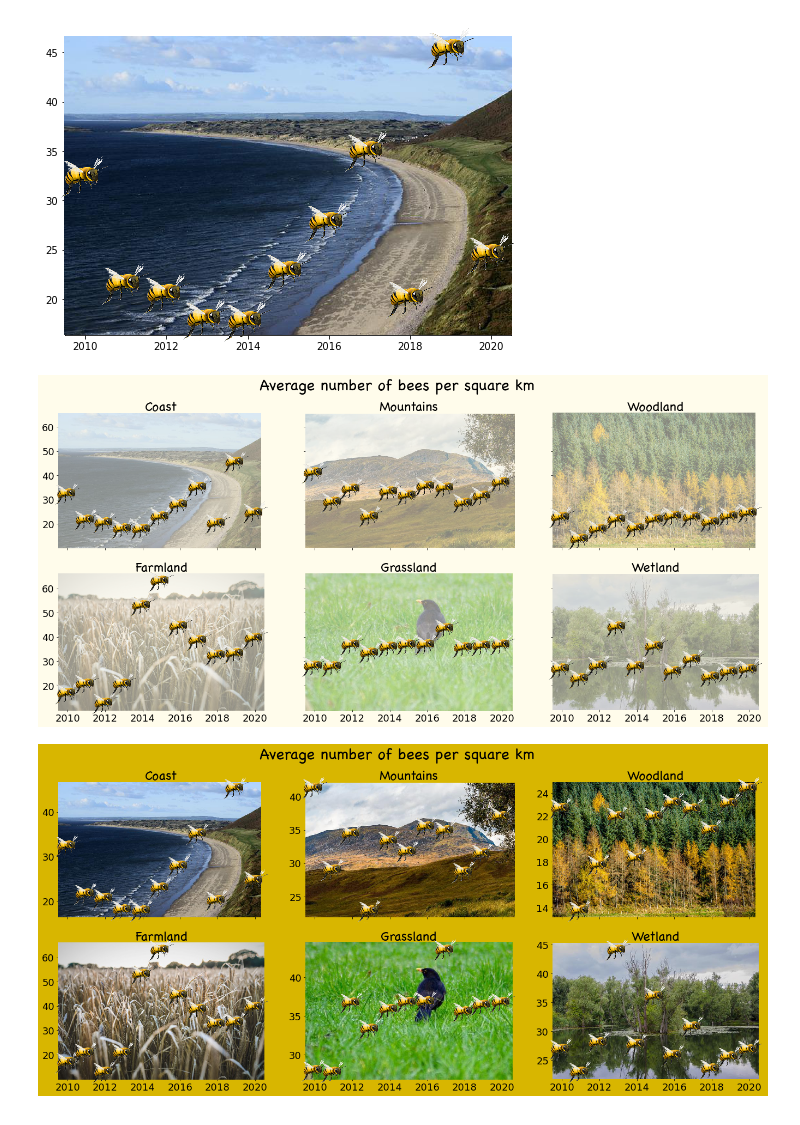
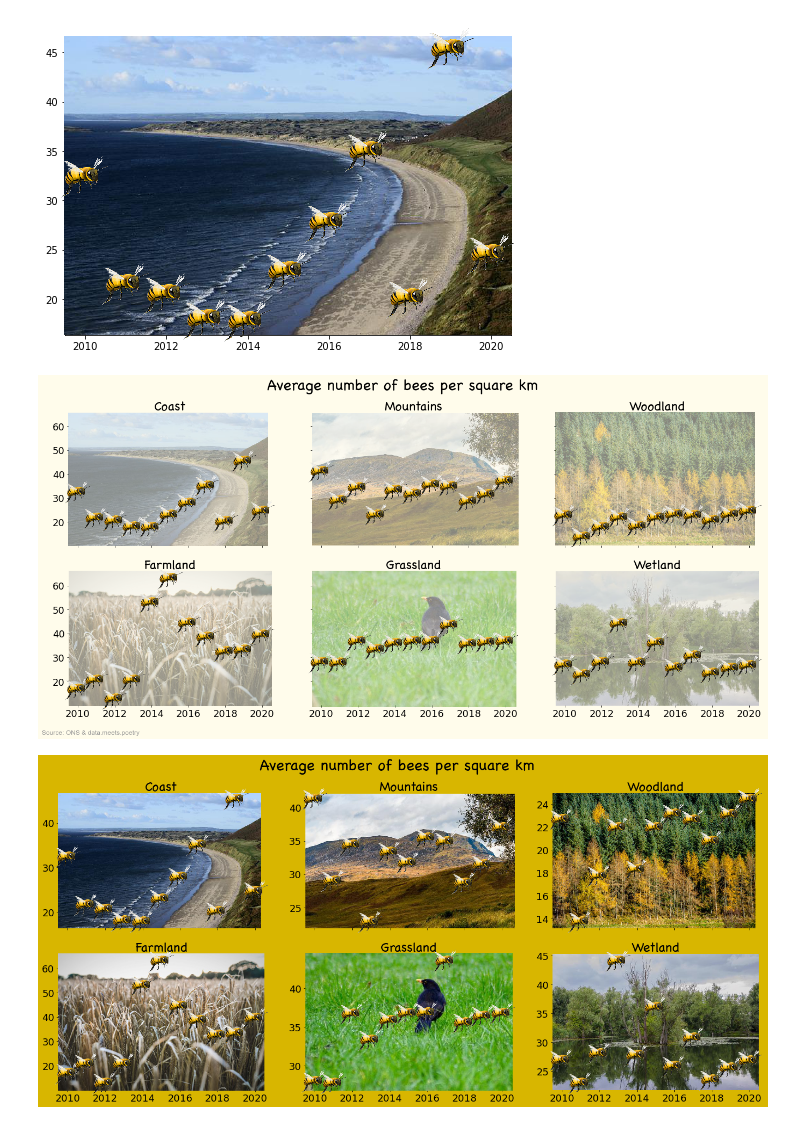
Before and after one commit to S-Black/Visualisations, a Jupyter notebook: UK environmental capital/bee_chart.ipynb, the cells around one changed output. Saved outputs shown, nothing was run; the diff lists cells and outputs as text; code cells hidden in the pictures.

```diff
--- a/UK environmental capital/bee_chart.ipynb
+++ b/UK environmental capital/bee_chart.ipynb
@@ -131,6 +131,16 @@ plt.text(
     s="Average number of bees per square km",
     fontsize=28,
     fontname=font,
+    ha="center",
+    transform=fig.transFigure,
+)
+plt.text(
+    x=0.15,
+    y=0.05,
+    s="Source: ONS & data.meets.poetry",
+    fontsize=12,
+    fontname="Arial",
+    color="#969696",
     ha="center",
     transform=fig.transFigure,
 )
@@ -239,34 +249,34 @@ axs[1, 1].set_title("Grassland", fontdict={"fontsize": 24, "fontname": font})
 
 # wetlands
 x = df_bee_data.year.values
 y = df_bee_data.wetlands_avg_bees_km.values
 axs[1, 2].scatter(
     x,
     y,
 )
 
 planeImg = Image.open("./data/wetland.jpeg")
 planeImg.putalpha(120)
 imagebox = OffsetImage(planeImg, zoom=0.59)
 ab = AnnotationBbox(imagebox, (2015, 37.8), frameon=False)
 axs[1, 2].add_artist(ab)
 for x0, y0 in zip(x, y):
     ab = AnnotationBbox(getImage("./data/" + bee + ".png"), (x0, y0), frameon=False)
     axs[1, 2].add_artist(ab)
 axs[1, 2].set_title("Wetland", fontdict={"fontsize": 24, "fontname": font})
 
 for ax in axs.flat:
     # ax.set(xlabel="x-label", ylabel="y-label")
     ax.spines["top"].set_visible(False)
     ax.spines["right"].set_visible(False)
     ax.spines["left"].set_visible(False)
     ax.spines["bottom"].set_visible(False)
     # set tick labels font size for both axes
     ax.tick_params(axis="both", which="major", labelsize=18)
     # set color to same as background
     ax.patch.set_facecolor("#fffceb")
 # %% [output]
-[figure, old version]
+[figure, new version]
 # %%
 font = "Chalkboard"
 bee = "bee6"
```
